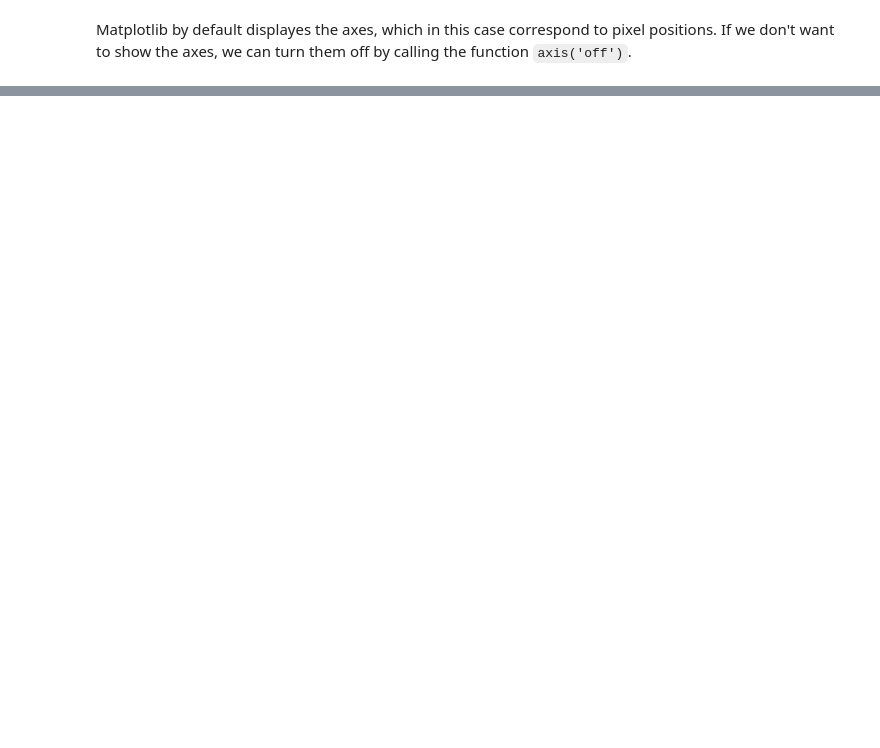
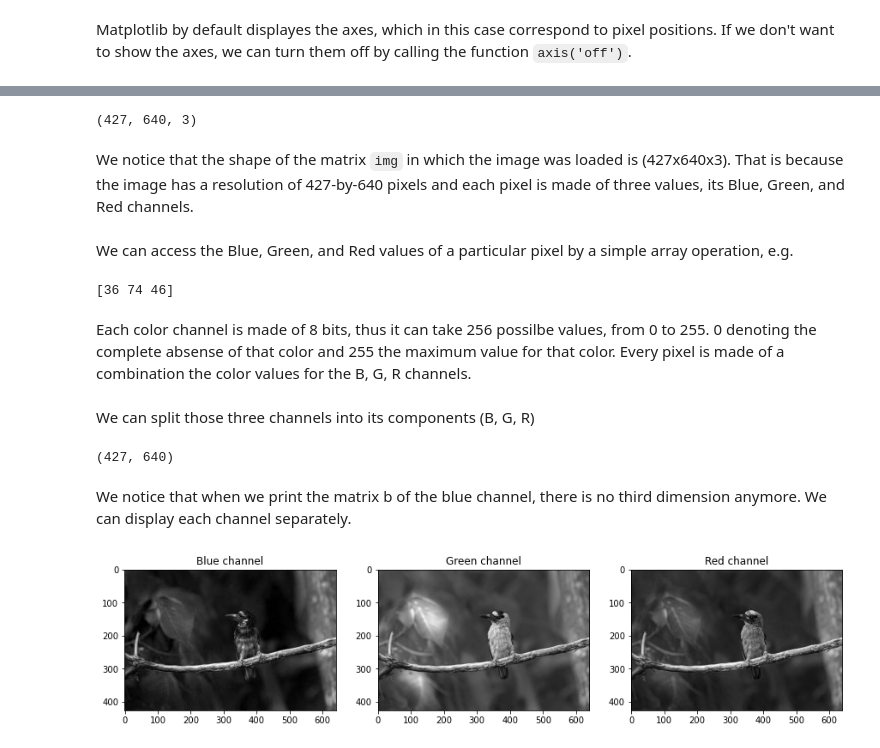
Before and after one commit to team-vmetsis/block8, a Jupyter notebook: 01-elementary_image_operations.ipynb, the cells around one changed output, grey strips where cells are left out. Drawn from its saved outputs; the diff is of its cells as text; code cells hidden in the pictures; blank space fills up the shorter version.

```diff
--- a/01-elementary_image_operations.ipynb
+++ b/01-elementary_image_operations.ipynb
@@ -38,0 +47,36 @@ plt.show()
+# %%
+print(img.shape)
+# %% [output]
+(427, 640, 3)
+# %% [markdown]
+We notice that the shape of the matrix `img` in which the image was loaded is (427x640x3). That is because the image has a resolution of 427-by-640 pixels and each pixel is made of three values, its Blue, Green, and Red channels.
+# %% [markdown]
+We can access the Blue, Green, and Red values of a particular pixel by a simple array operation, e.g.
+# %%
+blue_val = img[10, 20, 0]
+green_val = img[10, 20, 1]
+red_val = img[10, 20, 2]
+
+print(img[10, 20, :])
+# %% [output]
+[36 74 46]
+# %% [markdown]
+Each color channel is made of 8 bits, thus it can take 256 possilbe values, from 0 to 255. 0 denoting the complete absense of that color and 255 the maximum value for that color. Every pixel is made of a combination the color values for the B, G, R channels.
+# %% [markdown]
+We can split those three channels into its components (B, G, R)
+# %%
+b,g,r = cv.split(img)
+# %%
+print(b.shape)
+# %% [output]
+(427, 640)
+# %% [markdown]
+We notice that when we print the matrix b of the blue channel, there is no third dimension anymore. We can display each channel separately.
+# %%
+plt.figure(figsize=(15,15))
+plt.subplot(231),plt.imshow(b, 'gray'),plt.title('Blue channel')
+plt.subplot(232),plt.imshow(g, 'gray'),plt.title('Green channel')
+plt.subplot(233),plt.imshow(r, 'gray'),plt.title('Red channel')
+plt.show()
+# %% [output]
+[figure, added]
```
Also changed, not shown: parts of 9 cells of this notebook.
